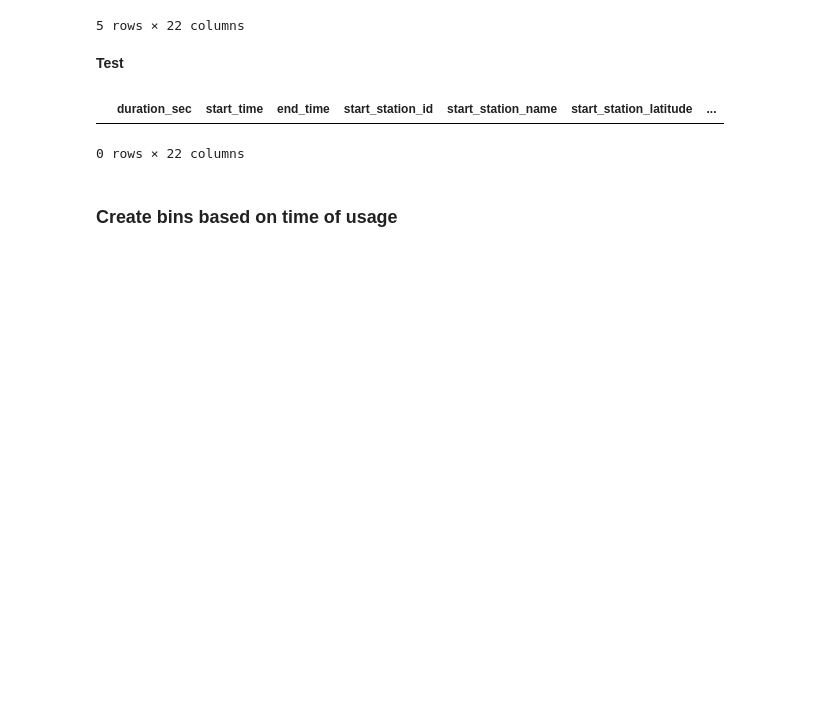
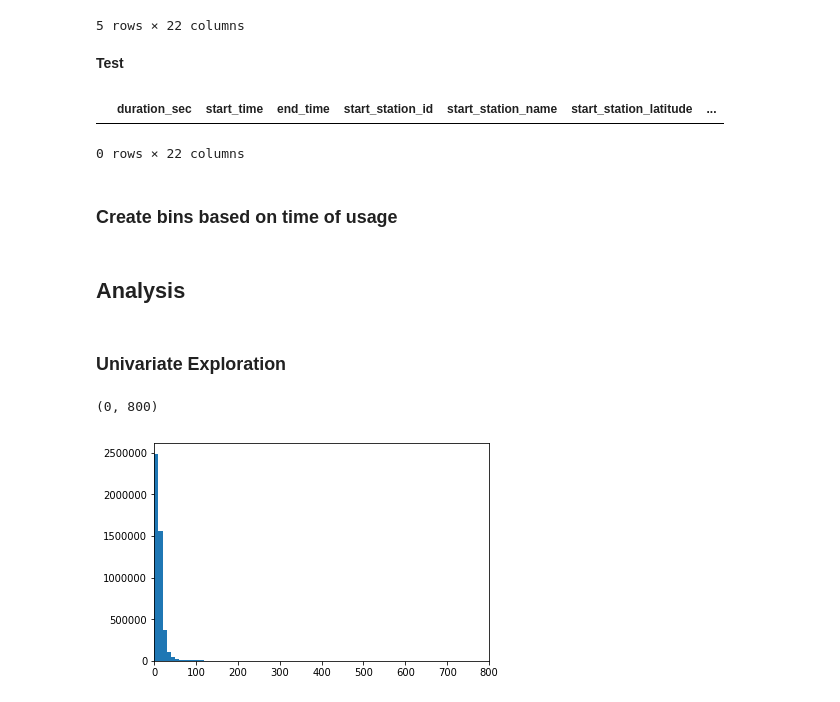
Before and after one commit to sclkan/Lyft-Analysis, a Jupyter notebook: lyft_baywheels_analysis.ipynb, the cells around one changed output. Drawn from its saved outputs; the diff is of its cells as text; code cells hidden in the pictures; blank space fills up the shorter version.

Commit message:
Add analysis

```diff
--- a/lyft_baywheels_analysis.ipynb
+++ b/lyft_baywheels_analysis.ipynb
@@ -199,5 +195,5 @@ memory usage: 542.5+ MB
 # %%
-df.dropna(subset=['start_station_id', 'end_station_id'], inplace=True)
+df.dropna(subset=['start_station_id', 'end_station_id', 'start_station_name', 'end_station_name'], inplace=True)
 # %% [markdown]
 **Test**
 # %%
@@ -274,8 +270,15 @@ df.query('start_station_latitude == 0 | end_station_latitude ==0')
 # %% [markdown]
 ### Create bins based on time of usage
 # %%
-#Definition Morning: 5:00 - 11:59, Afternoon: 12:00 to 16:59, Evening: 17:00 - 20:59, Night: 21- 4:59
+#Define Morning: 5:00 - 11:59, Afternoon: 12:00 to 16:59, Evening: 17:00 - 20:59, Night: 21- 4:59
 
 bin_name = ['NightX','Morning', 'Afternoon','Evening','Night']
 bin_edges= [0,5,12,17,21,24]
 df['period'] = pd.cut(df['start_hour'], bin_edges, labels=bin_name, right=False).str.replace('NightX','Night')
+
+#Make them categorical
+period_class_order = ['Morning', 'Afternoon','Evening','Night']
+classes = pd.api.types.CategoricalDtype(ordered=True, categories= period_class_order)
+df['period'] = df.period.astype(classes)
+# %% [markdown]
+## Analysis
@@ -281,0 +296,10 @@ df['period'] = pd.cut(df['start_hour'], bin_edges, labels=bin_name, right=False)
+# %% [markdown]
+### Univariate Exploration
+# %%
+#Standard-scale plot
+bin_edges = np.arange(0, df.duration_min.max()+ 10, 10)
+plt.hist(data=df, x='duration_min', bins=bin_edges)
+plt.xlim(0, 800)
+# %% [output]
+(0, 800)
+[figure, added]
```
Also changed, not shown: parts of 14 cells of this notebook.
